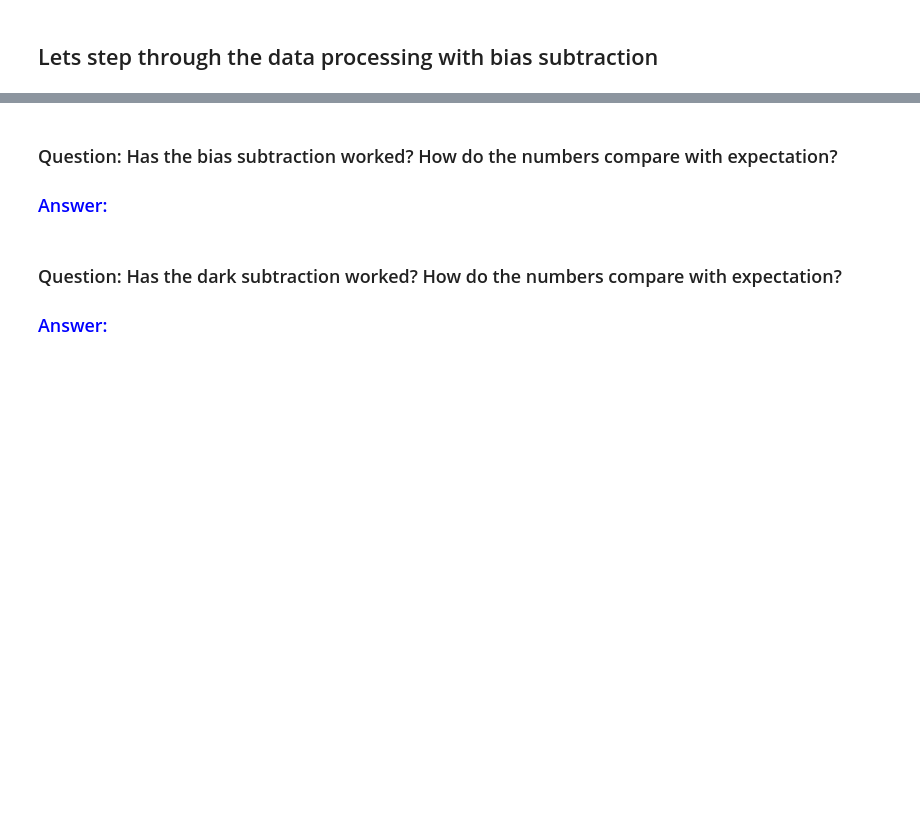
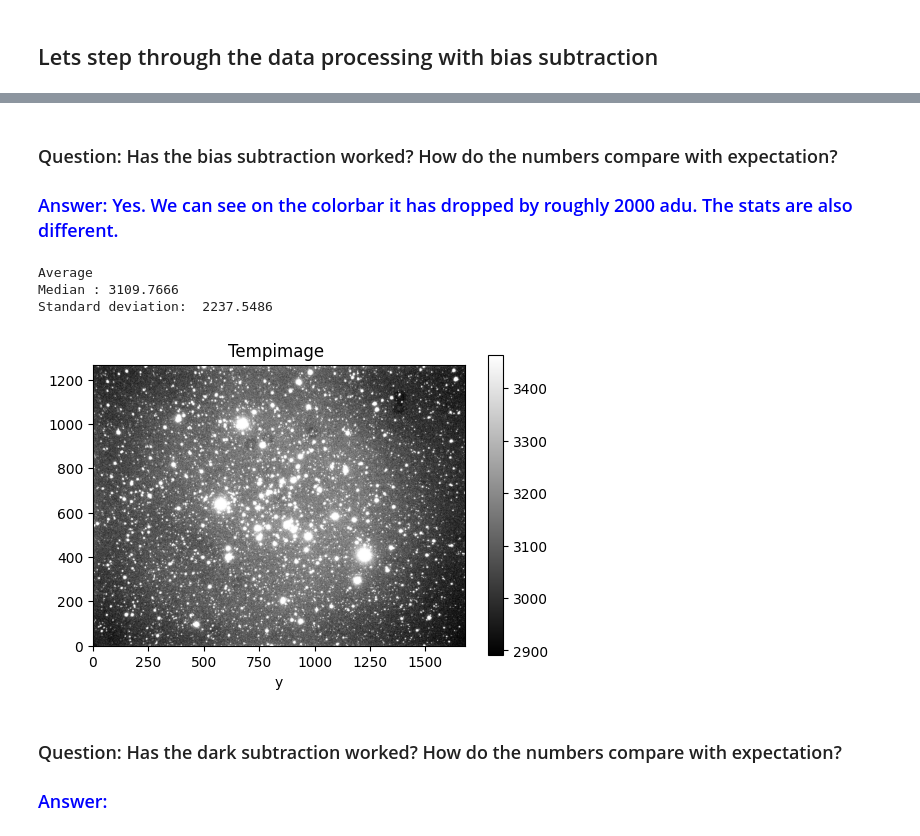
Before and after one commit to alecstanley-git/honours-env, a Jupyter notebook: Week 3/Seminar/ASP3231_Week3_Seminar_DataStats.ipynb, the cells around one changed output, grey strips where cells are left out. Saved outputs shown, nothing was run; the diff lists cells and outputs as text; code cells hidden in the pictures; blank space fills up the shorter version.

```diff
--- a/Week 3/Seminar/ASP3231_Week3_Seminar_DataStats.ipynb
+++ b/Week 3/Seminar/ASP3231_Week3_Seminar_DataStats.ipynb
@@ -247,26 +365,31 @@ plt.show()
 # %% [markdown]
 ### Question: Has the bias subtraction worked? How do the numbers compare with expectation?
 
-### <font color='blue'> Answer: </font>
+### <font color='blue'> Answer: Yes. We can see on the colorbar it has dropped by roughly 2000 adu. The stats are also different.</font>
 # %%
 ## Lets step through the data processing with dark subtraction
 # %%
 # Dark subtraction - am I doing it right?
-tempimage.data = tempimage.data - dark[0].data
+tempimage.data = tempimage.data - dark[0].data * tempimage.header['EXPTIME']/dark[0].header['EXPTIME']
 
 vmin=np.nanpercentile(tempimage.data, 5)
 vmax=np.nanpercentile(tempimage.data, 95)
 plt.rcParams["figure.figsize"] = (6,6)
 plt.imshow(tempimage.data, vmin=vmin, vmax=vmax, cmap='gray', origin='lower')
 title = 'Tempimage '
 plt.title(title)
 plt.xlabel('x')
 plt.xlabel('y')
 plt.colorbar(shrink=0.65)
 print('Average')
-print('Median :', np.nanmedian(image))
-print('Standard deviation: ', np.std(image))
+print('Median :', np.nanmedian(tempimage.data))
+print('Standard deviation: ', np.std(tempimage.data))
 plt.show()
+# %% [output]
+Average
+Median : 3109.7666
+Standard deviation:  2237.5486
+[figure, added]
 # %% [markdown]
 ### Question: Has the dark subtraction worked? How do the numbers compare with expectation?
 
```
Also changed, not shown: parts of 21 cells of this notebook.
